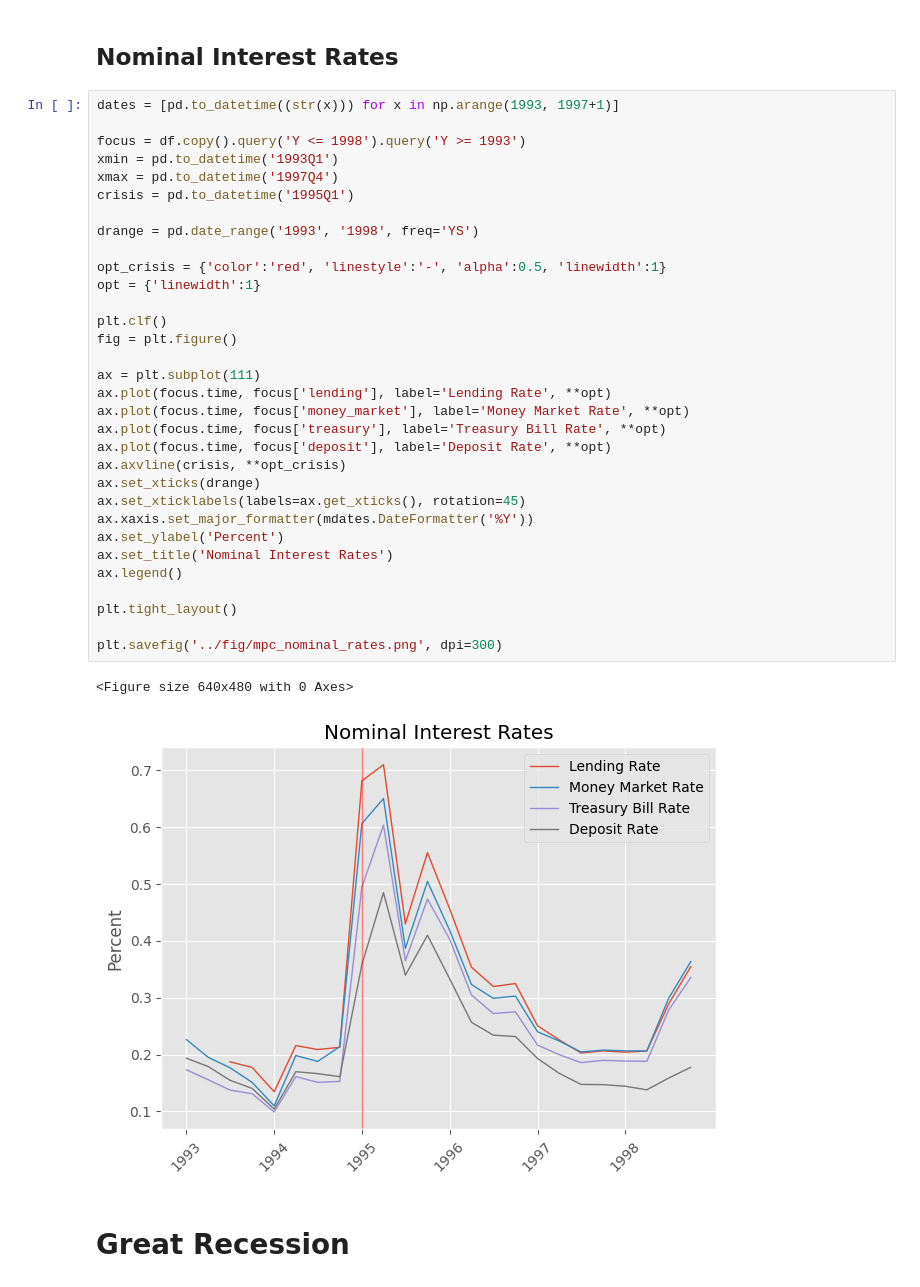
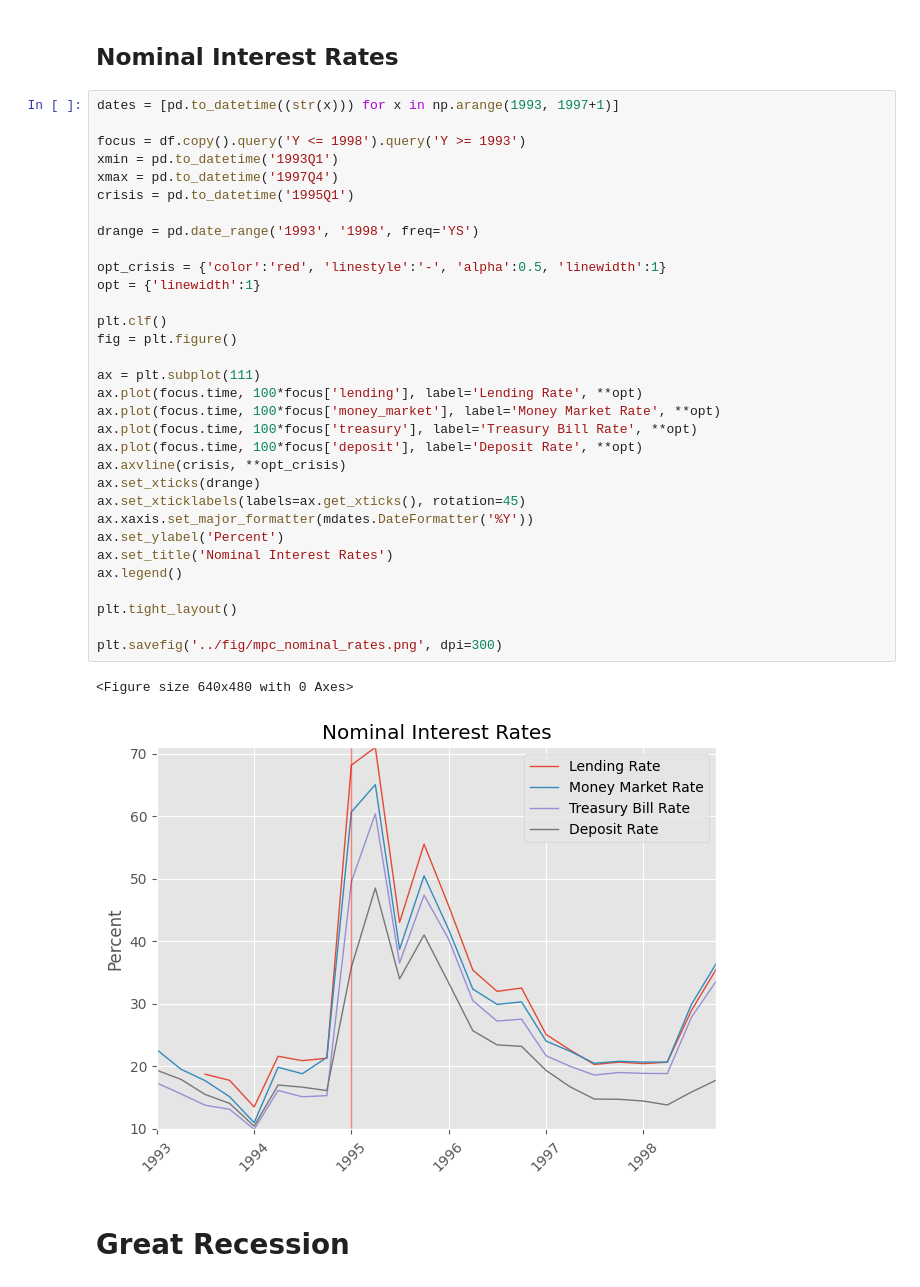
Before and after one commit to mjv2146/forecasting-mexico-national-accounts, a Jupyter notebook: notebooks/01_interest_rates.ipynb, the cells around one changed output. Drawn from its saved outputs; the diff is of its cells as text.

Commit message:
saved figures and updated readme

```diff
--- a/notebooks/01_interest_rates.ipynb
+++ b/notebooks/01_interest_rates.ipynb
@@ -329,38 +347,38 @@ plt.savefig('../fig/mpc_real_rates.png', dpi = 300)
 # %%
 dates = [pd.to_datetime((str(x))) for x in np.arange(1993, 1997+1)]
 
 focus = df.copy().query('Y <= 1998').query('Y >= 1993')
 xmin = pd.to_datetime('1993Q1')
 xmax = pd.to_datetime('1997Q4')
 crisis = pd.to_datetime('1995Q1')
 
 drange = pd.date_range('1993', '1998', freq='YS')
 
 opt_crisis = {'color':'red', 'linestyle':'-', 'alpha':0.5, 'linewidth':1}
 opt = {'linewidth':1}
 
 plt.clf()
 fig = plt.figure()
 
 ax = plt.subplot(111)
-ax.plot(focus.time, focus['lending'], label='Lending Rate', **opt)
-ax.plot(focus.time, focus['money_market'], label='Money Market Rate', **opt)
-ax.plot(focus.time, focus['treasury'], label='Treasury Bill Rate', **opt)
-ax.plot(focus.time, focus['deposit'], label='Deposit Rate', **opt)
+ax.plot(focus.time, 100*focus['lending'], label='Lending Rate', **opt)
+ax.plot(focus.time, 100*focus['money_market'], label='Money Market Rate', **opt)
+ax.plot(focus.time, 100*focus['treasury'], label='Treasury Bill Rate', **opt)
+ax.plot(focus.time, 100*focus['deposit'], label='Deposit Rate', **opt)
 ax.axvline(crisis, **opt_crisis)
 ax.set_xticks(drange)
 ax.set_xticklabels(labels=ax.get_xticks(), rotation=45)
 ax.xaxis.set_major_formatter(mdates.DateFormatter('%Y'))
 ax.set_ylabel('Percent')
 ax.set_title('Nominal Interest Rates')
 ax.legend()
 
 plt.tight_layout()
 
 plt.savefig('../fig/mpc_nominal_rates.png', dpi=300)
 # %% [output]
 <Figure size 640x480 with 0 Axes>
-[figure, old version]
+[figure, new version]
 # %% [markdown]
 # Great Recession
 # %%
```
Also changed, not shown: parts of 7 cells of this notebook, 6 other files.
